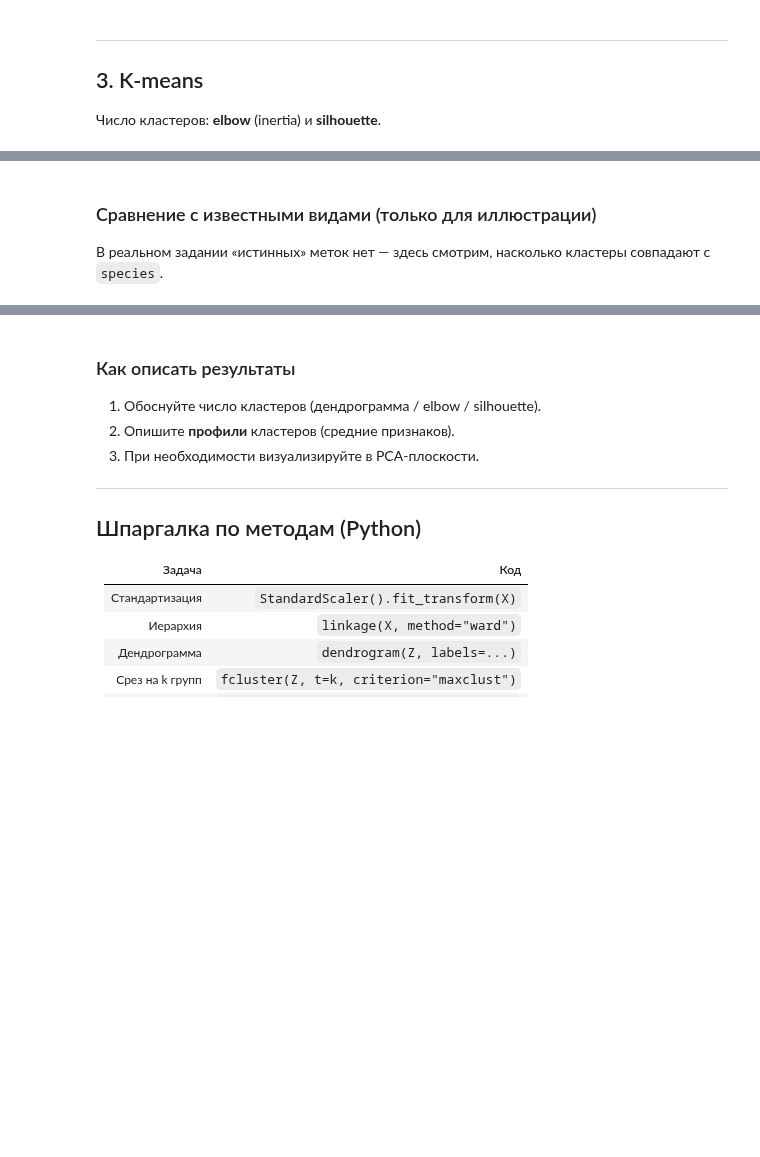
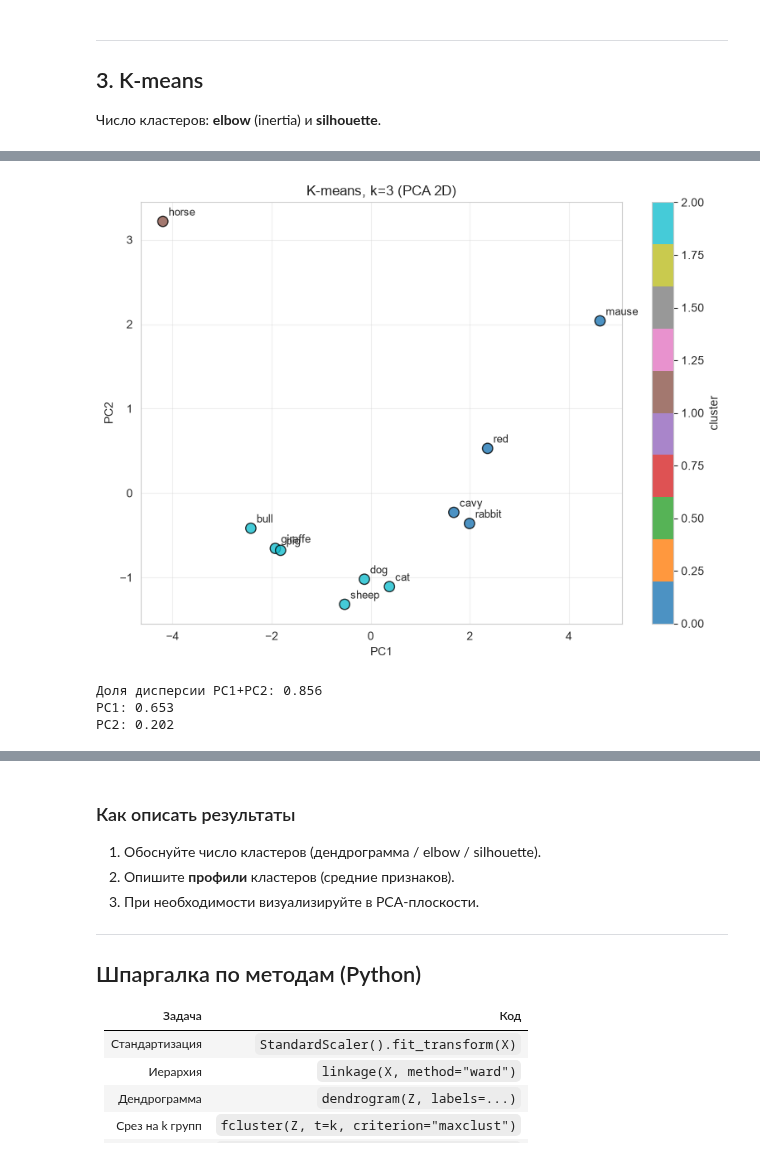
Before and after one commit to Qweeckusha/big_data_vvsu, a Jupyter notebook: practices/lab12/Task_12_Clustering_Python.ipynb, the cells around one changed output, grey strips where cells are left out. Drawn from its saved outputs; the diff is of its cells as text; code cells hidden in the pictures; blank space fills up the shorter version.

```diff
--- a/practices/lab12/Task_12_Clustering_Python.ipynb
+++ b/practices/lab12/Task_12_Clustering_Python.ipynb
@@ -105,17 +200,28 @@ print(peng_km.groupby("cluster")[features].mean().round(1))
 # %%
 pca = PCA(n_components=2)
 coords = pca.fit_transform(X_scaled)
 
 plt.figure(figsize=(8, 6))
 sc = plt.scatter(coords[:, 0], coords[:, 1], c=labels_km, cmap="tab10",
-                 s=40, edgecolors="k", alpha=0.8)
-plt.xlabel("PC1"); plt.ylabel("PC2")
+                 s=80, edgecolors="k", alpha=0.8)
+
+for i, name in enumerate(animal_names):
+    plt.annotate(name, (coords[i, 0], coords[i, 1]),
+                 textcoords="offset points", xytext=(5, 5), fontsize=9)
+
+plt.xlabel("PC1")
+plt.ylabel("PC2")
 plt.title(f"K-means, k={k_opt} (PCA 2D)")
 plt.colorbar(sc, label="cluster")
+plt.grid(True, alpha=0.3)
 plt.tight_layout()
 plt.show()
+
 print("Доля дисперсии PC1+PC2:", round(pca.explained_variance_ratio_.sum(), 3))
+print("PC1:", round(pca.explained_variance_ratio_[0], 3))
+print("PC2:", round(pca.explained_variance_ratio_[1], 3))
+# %% [output]
+[figure, added]
+Доля дисперсии PC1+PC2: 0.856
+PC1: 0.653
+PC2: 0.202
-# %% [markdown]
-### Сравнение с известными видами (только для иллюстрации)
-
-В реальном задании «истинных» меток нет — здесь смотрим, насколько кластеры совпадают с `species`.
```
Also changed, not shown: parts of 13 cells of this notebook.
